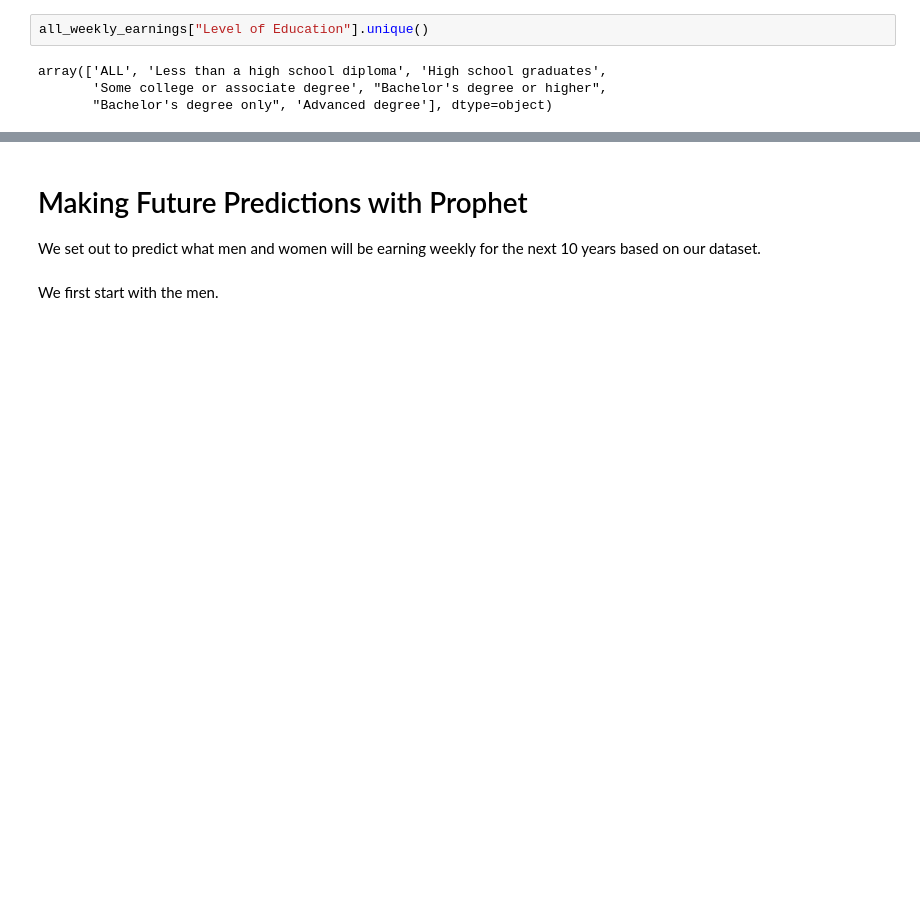
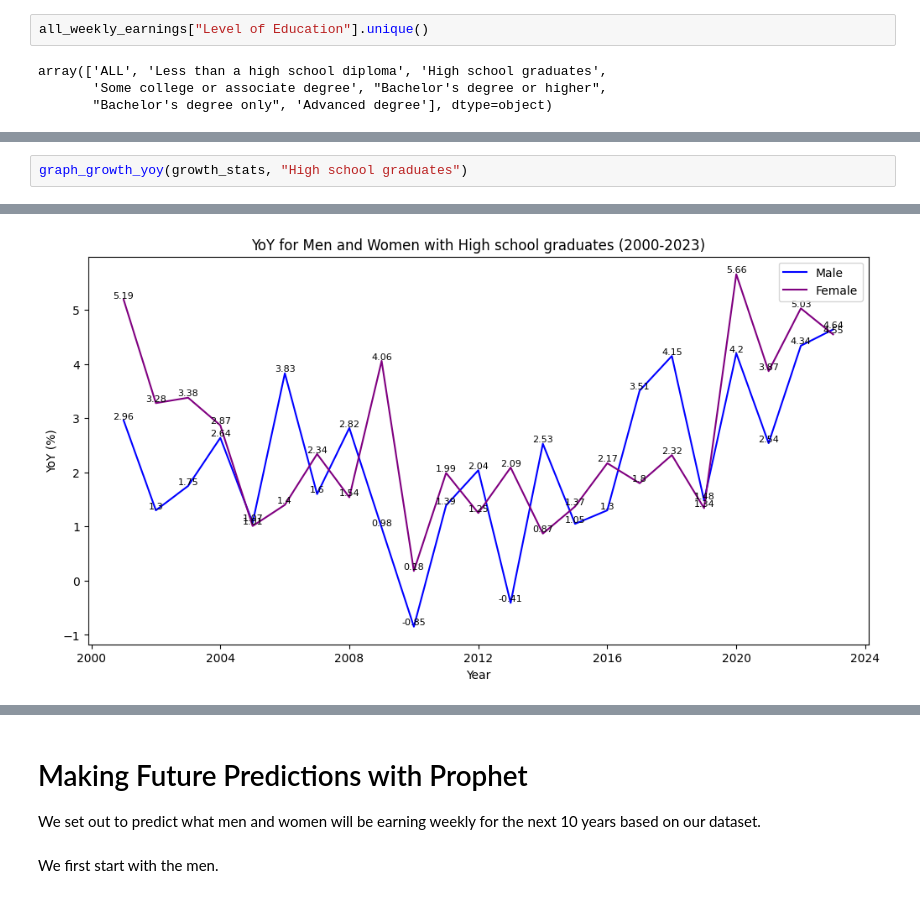
Before and after one commit to professav/project1.newrepo, a Jupyter notebook: uslaborstatistics.ipynb, the cells around one changed output, grey strips where cells are left out. Saved outputs shown, nothing was run; the diff lists cells and outputs as text; blank space fills up the shorter version.

```diff
--- a/uslaborstatistics.ipynb
+++ b/uslaborstatistics.ipynb
@@ -150,0 +254,3 @@ plt.show()
+# %%
+graph_growth_yoy(growth_stats, "High school graduates")
+# %% [output]
@@ -150,0 +263 @@ plt.show()
+[figure, added]
```
Also changed, not shown: parts of 18 cells of this notebook.
